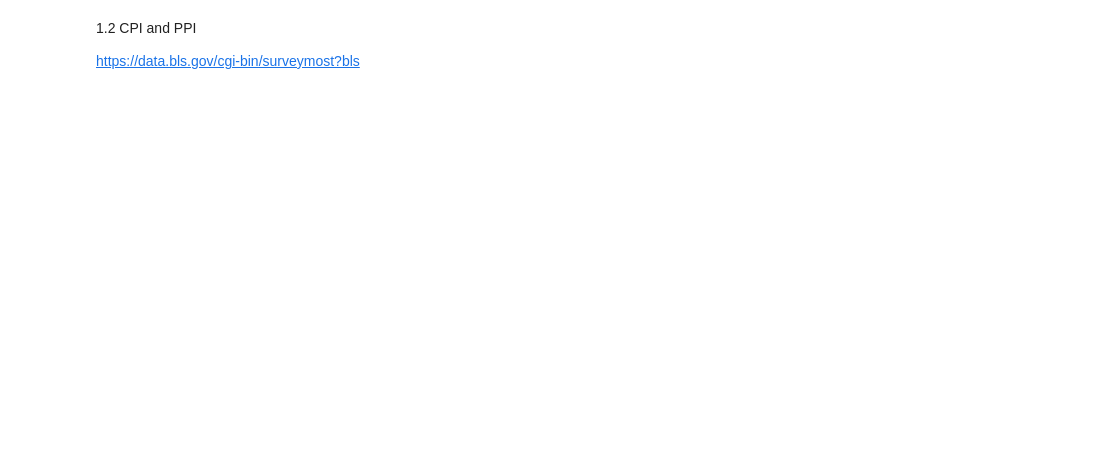
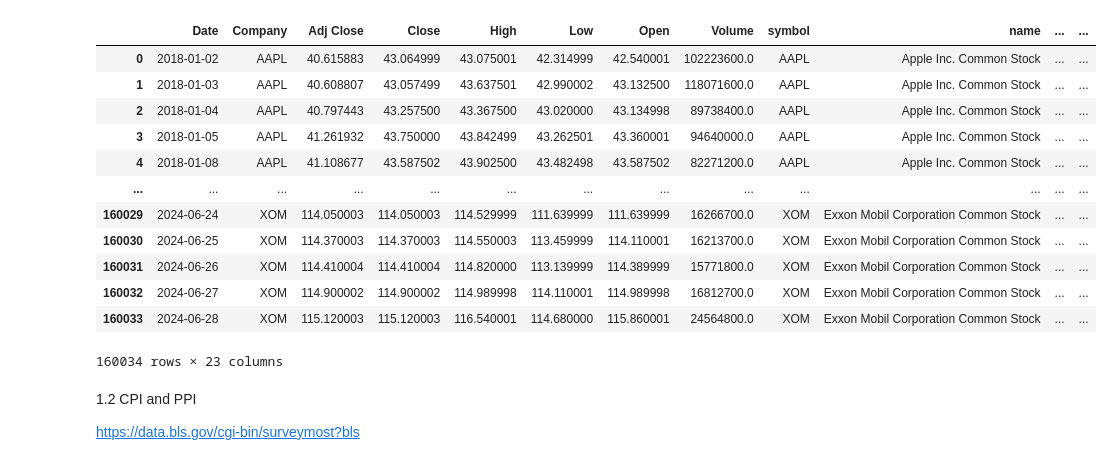
Before and after one commit to double-tea-l/ecom-indicator-dash, a Jupyter notebook: data/temp_indicators.ipynb, the cells around one changed output. Cells and saved outputs as stored; diff of their text form; code cells hidden in the pictures; blank space fills up the shorter version.

```diff
--- a/data/temp_indicators.ipynb
+++ b/data/temp_indicators.ipynb
@@ -38,4 +40,5 @@ df.head()
 # %%
+
 df['marketCap'] = pd.to_numeric(df['marketCap'], errors='coerce')
 df['marketCap'] = df['marketCap'].fillna(0)
 df['marketCap'] = df['marketCap'].astype(int)
@@ -43,4 +46,9 @@ df['marketCap'] = df['marketCap'].astype(int)
 df = df.sort_values(by=['marketCap'], ascending= False).reset_index(drop = True)
 df['MarketCap_pct'] = df['marketCap'] / df['marketCap'].sum()
 df['MarketCap_pct_cumsum'] = df['MarketCap_pct'].cumsum()
-df_top_95pct = df[df['MarketCap_pct_cumsum'] <= 0.95]
+
+# Fill empty values in 'industry' and 'sector' columns with 'Other'
+df['industry'].replace('', 'Other', inplace=True)
+df['sector'].replace('', 'Other', inplace=True)
+
+len(df['symbol'].str.strip().drop_duplicates())
@@ -126,0 +84,5 @@ def fetch_data(series_id):
+# %%
+top_100_stocks = df.head(100)
+top_100_stocks_list =top_100_stocks['symbol'].to_list()
+top_100_stocks_list.remove('BRK/A')
+top_100_stocks_list.remove('BRK/B')
@@ -126,0 +91,2 @@ def fetch_data(series_id):
+# %%
+stock_price = yf.download(top_100_stocks_list, start = '2018-1-1')
@@ -126,0 +95,13 @@ def fetch_data(series_id):
+# %%
+# Flatten the MultiIndex columns
+stock_price.columns = ['_'.join(col) for col in stock_price.columns]
+
+# Convert to long format
+long_format_df = pd.wide_to_long(stock_price.reset_index(), stubnames=['Price', 'Adj Close', 'Close', 'High', 'Low', 'Open','Volume'], i='Date', j='Company', sep='_', suffix='\\w+')
+
+# Reset index to get the desired DataFrame format
+long_format_df = long_format_df.reset_index()
+
+long_format_df.drop(columns='Price', inplace = True)
+
+long_format_df
@@ -126,0 +122,16 @@ def fetch_data(series_id):
+# %%
+long_format_df.merge(df, left_on = 'Company', right_on = 'symbol', how = 'left')
+# %% [output]
+|  | Date | Company | Adj Close | Close | High | Low | Open | Volume | symbol | name | ... | ... |
+| 0 | 2018-01-02 | AAPL | 40.615883 | 43.064999 | 43.075001 | 42.314999 | 42.540001 | 102223600.0 | AAPL | Apple Inc. Common Stock | ... | ... |
+| 1 | 2018-01-03 | AAPL | 40.608807 | 43.057499 | 43.637501 | 42.990002 | 43.132500 | 118071600.0 | AAPL | Apple Inc. Common Stock | ... | ... |
+| 2 | 2018-01-04 | AAPL | 40.797443 | 43.257500 | 43.367500 | 43.020000 | 43.134998 | 89738400.0 | AAPL | Apple Inc. Common Stock | ... | ... |
+| 3 | 2018-01-05 | AAPL | 41.261932 | 43.750000 | 43.842499 | 43.262501 | 43.360001 | 94640000.0 | AAPL | Apple Inc. Common Stock | ... | ... |
+| 4 | 2018-01-08 | AAPL | 41.108677 | 43.587502 | 43.902500 | 43.482498 | 43.587502 | 82271200.0 | AAPL | Apple Inc. Common Stock | ... | ... |
+| ... | ... | ... | ... | ... | ... | ... | ... | ... | ... | ... | ... | ... |
+| 160029 | 2024-06-24 | XOM | 114.050003 | 114.050003 | 114.529999 | 111.639999 | 111.639999 | 16266700.0 | XOM | Exxon Mobil Corporation Common Stock | ... | ... |
+| 160030 | 2024-06-25 | XOM | 114.370003 | 114.370003 | 114.550003 | 113.459999 | 114.110001 | 16213700.0 | XOM | Exxon Mobil Corporation Common Stock | ... | ... |
+| 160031 | 2024-06-26 | XOM | 114.410004 | 114.410004 | 114.820000 | 113.139999 | 114.389999 | 15771800.0 | XOM | Exxon Mobil Corporation Common Stock | ... | ... |
+| 160032 | 2024-06-27 | XOM | 114.900002 | 114.900002 | 114.989998 | 114.110001 | 114.989998 | 16812700.0 | XOM | Exxon Mobil Corporation Common Stock | ... | ... |
+| 160033 | 2024-06-28 | XOM | 115.120003 | 115.120003 | 116.540001 | 114.680000 | 115.860001 | 24564800.0 | XOM | Exxon Mobil Corporation Common Stock | ... | ... |
+160034 rows × 23 columns
```
Also changed, not shown: parts of 20 cells of this notebook, 2 other files.
